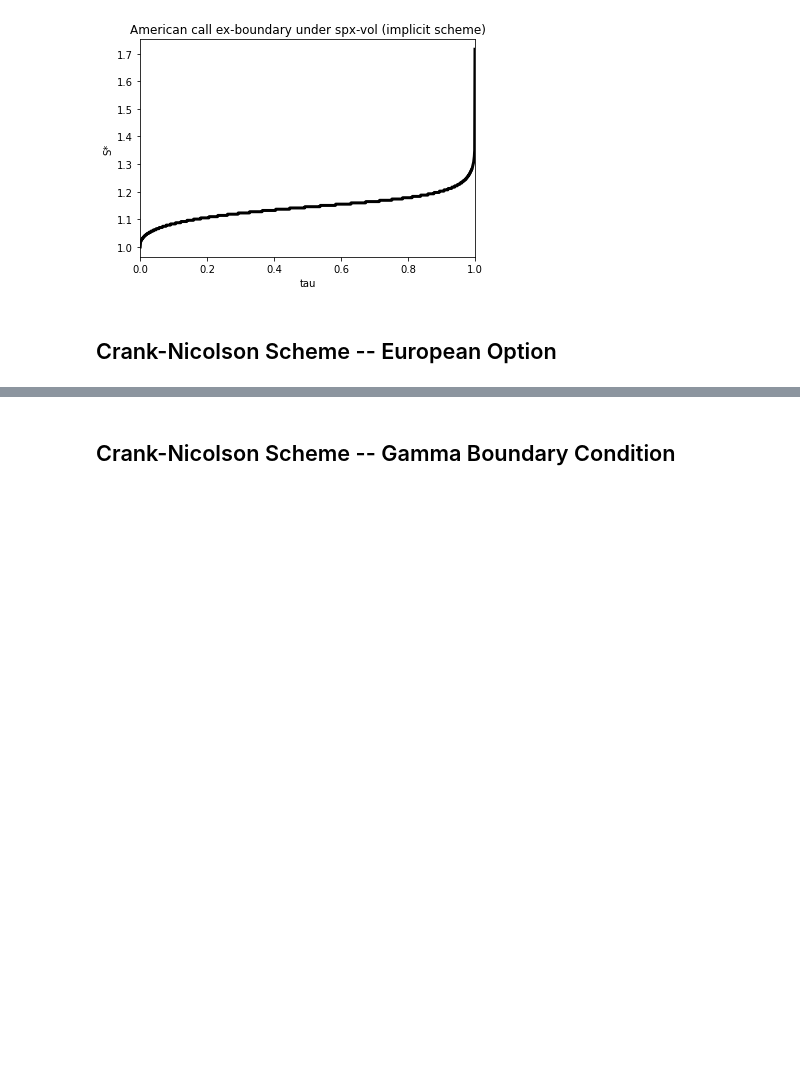
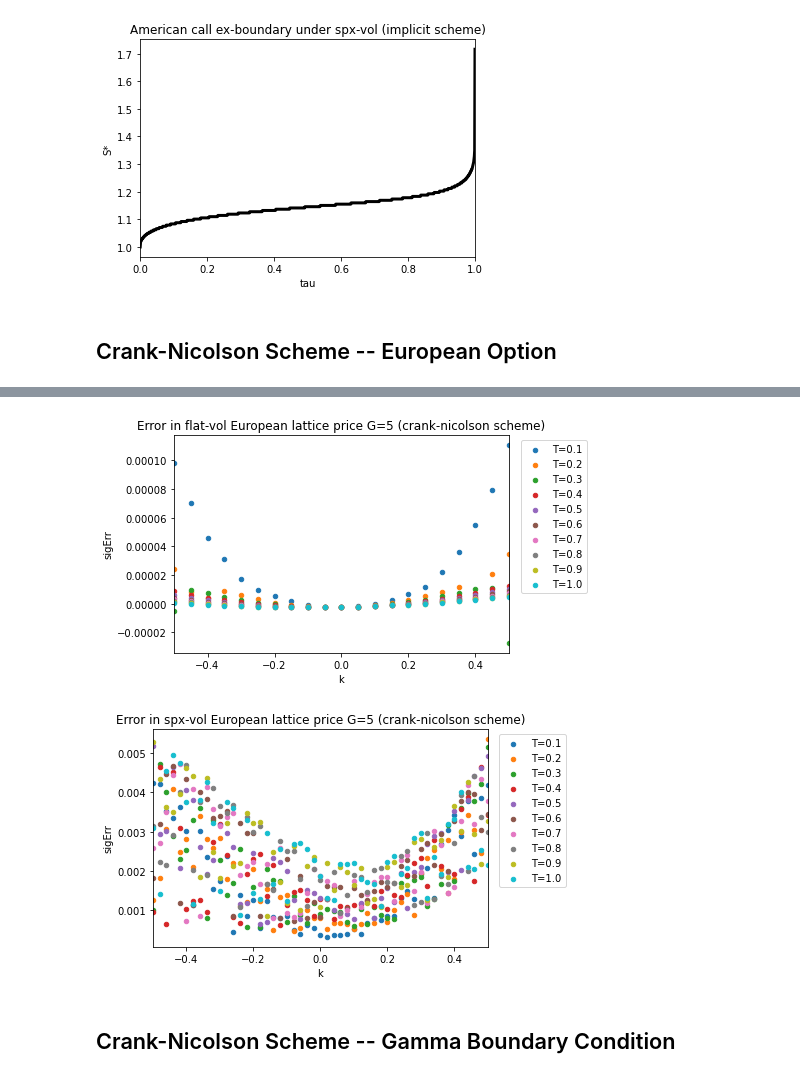
Before and after one commit to frankieycy/option-pricing, a Jupyter notebook: research/american-option/main.ipynb, the cells around one changed output, grey strips where cells are left out. Cells and saved outputs as stored; diff of their text form; code cells hidden in the pictures; blank space fills up the shorter version.

```diff
--- a/research/american-option/main.ipynb
+++ b/research/american-option/main.ipynb
@@ -149,2 +158,11 @@ PlotFeatureByTexp(df_spxvol,'sigErr','Error in spx-vol European lattice price (c
+# %%
+df_flatvol = pd.read_csv('out/lattice_eu_acc_flatvol_nX=1000_nT=1000_G=5_dk=0.05_m=crank-nicolson.csv',comment='#')
+df_spxvol = pd.read_csv('out/lattice_eu_acc_spxvol_nX=1000_nT=1000_G=5_dk=0.02_m=crank-nicolson.csv',comment='#')
+# %%
+PlotFeatureByTexp(df_flatvol,'sigErr','Error in flat-vol European lattice price G=5 (crank-nicolson scheme)')
+PlotFeatureByTexp(df_spxvol,'sigErr','Error in spx-vol European lattice price G=5 (crank-nicolson scheme)')
+# %% [output]
+[figure, added]
+[figure, added]
 # %% [markdown]
 ## Crank-Nicolson Scheme -- Gamma Boundary Condition
```
Also changed, not shown: parts of 4 cells of this notebook, 24 other files.
